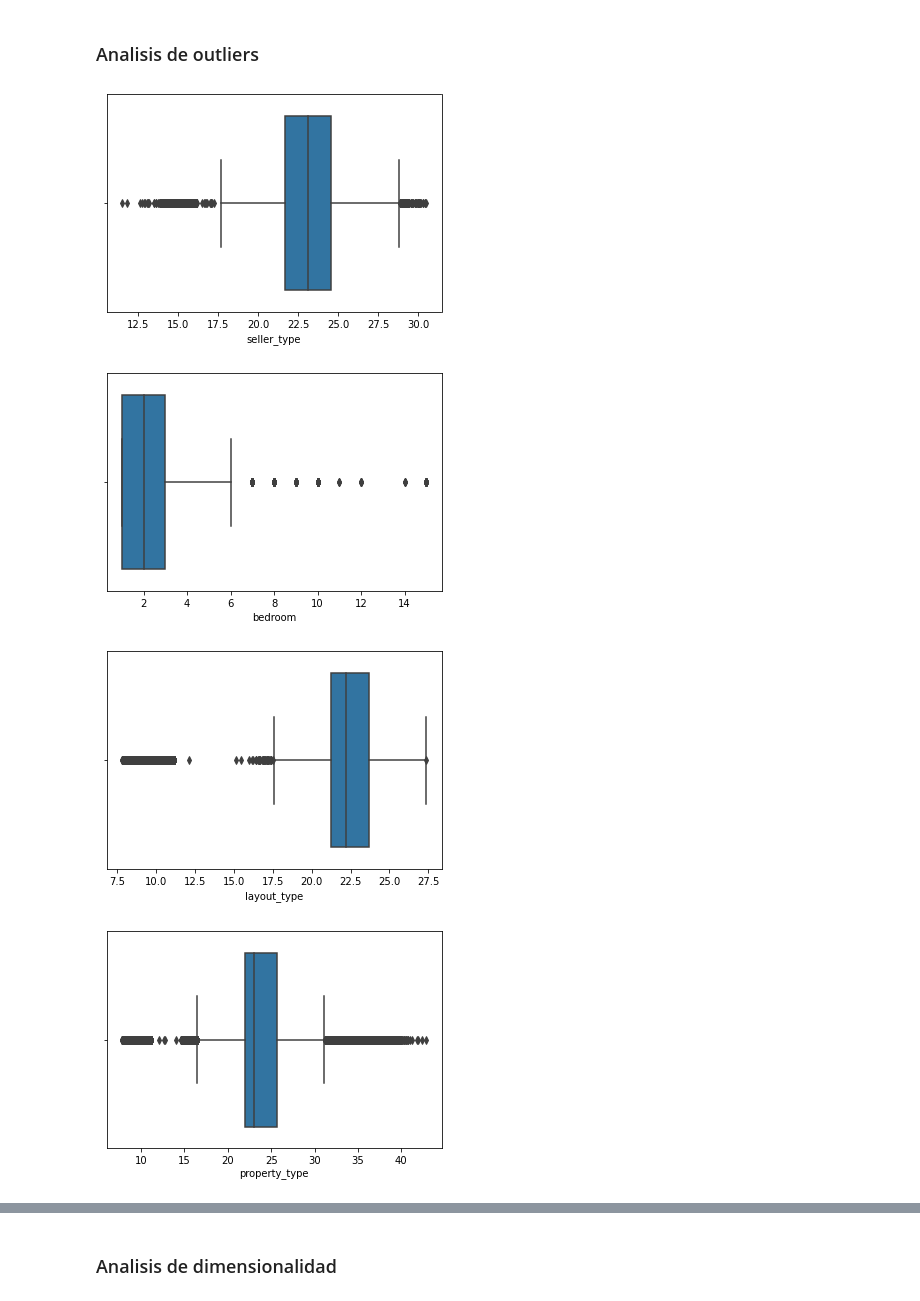
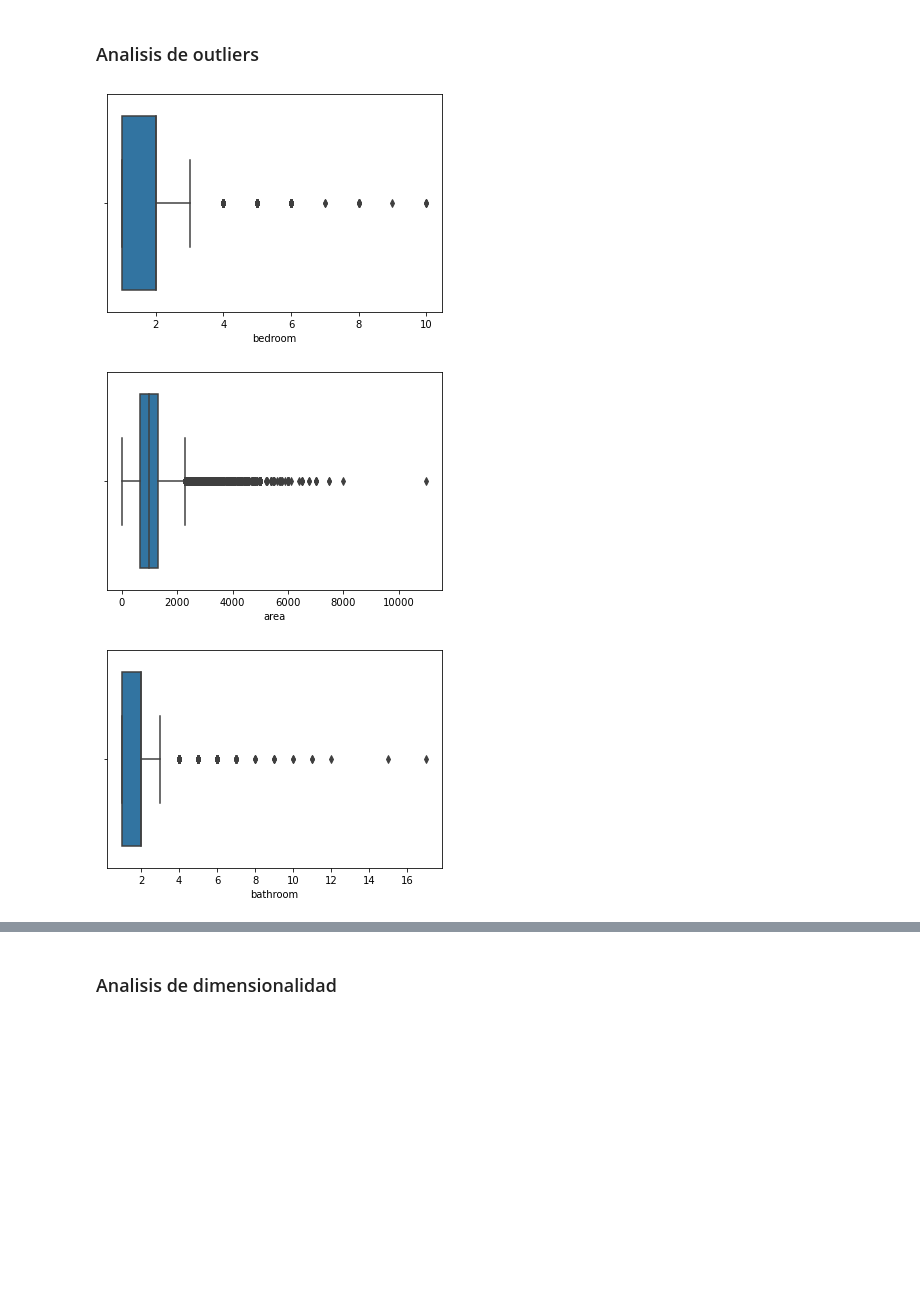
Before and after one commit to Randy03/indian_house_rent_prices_ml, a Jupyter notebook: EDA.ipynb, the cells around one changed output, grey strips where cells are left out. Saved outputs shown, nothing was run; the diff lists cells and outputs as text; code cells hidden in the pictures; blank space fills up the shorter version.

```diff
--- a/EDA.ipynb
+++ b/EDA.ipynb
@@ -95,7 +109,7 @@ See the caveats in the documentation: https://pandas.pydata.org/pandas-docs/stab
 # %% [markdown]
 ### Analizar las distribuciones de cada columna
 # %%
-for column in continuos_columns:
+for column in continuous_columns:
     plt.figure()
     sns.displot(x=column, data=data)
 
@@ -204,4 +213,4 @@ sns.displot(x="bathroom", data=data)
 Como bathroom se convirtio en continua hay que sacarla de la lista de categoricas y ponerla en la lista de continuas
 # %%
 categorical_columns = categorical_columns[:-1]
-continuos_columns.append('bathroom')
+continuous_columns.append('bathroom')
@@ -207,0 +241,2 @@ continuos_columns.append('bathroom')
+# %%
+data = data[(data['price'] > 1000)]
@@ -207,0 +251,9 @@ continuos_columns.append('bathroom')
+# %%
+for column in categorical_columns:
+    plt.figure()
+    df = data[['price', column]].groupby(column).mean().reset_index().sort_values(by='price')
+    sns.barplot(x=column,y='price',data=data)
+
+for column in continuous_columns:
+    plt.figure()
+    sns.scatterplot(x=column,y='price',data=data)
@@ -237,11 +299,10 @@ sns.heatmap(correlation_matrix, cbar=True, fmt='.1f', annot=True, cmap='Blues')
 # %% [markdown]
 ### Analisis de outliers
 # %%
-for column in data_encoded:
+for column in continuous_columns:
     plt.figure()
-    sns.boxplot(x=column, data=data_encoded)
+    sns.boxplot(x=column, data=data)
 # %% [output]
-[figure, old version]
+[figure, new version]
-[figure, old version]
+[figure, new version]
-[figure, old version]
+[figure, new version]
-[figure, removed]
```
Also changed, not shown: parts of 31 cells of this notebook, 1 other file.
